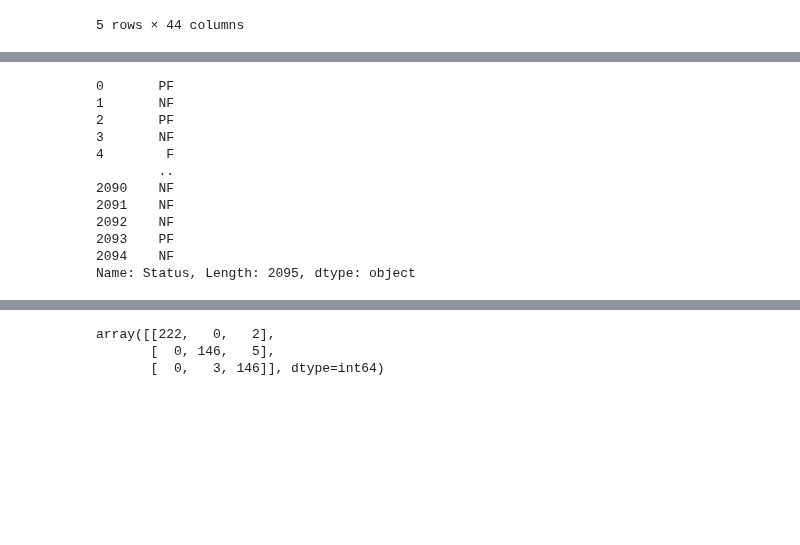
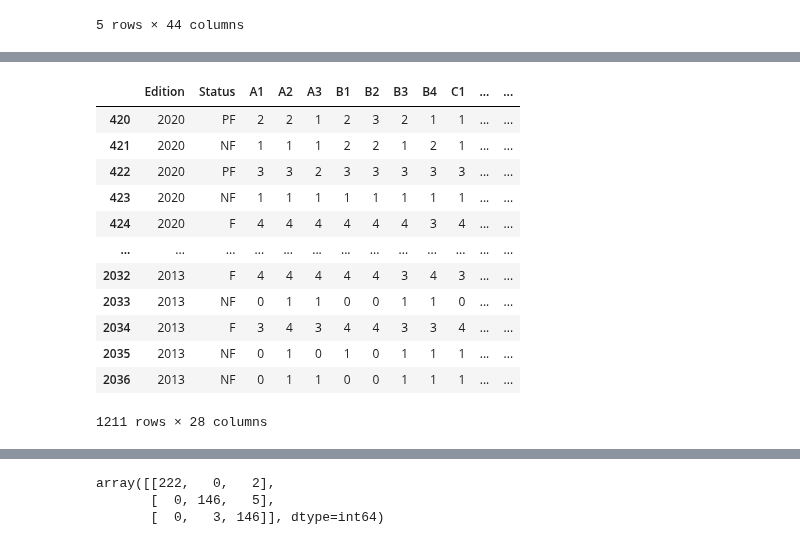
Before and after one commit to uic-cs418/cs418-spring22-eda-llc, a Jupyter notebook: machineLearning.ipynb, the cells around one changed output, grey strips where cells are left out. Saved outputs shown, nothing was run; the diff lists cells and outputs as text; code cells hidden in the pictures; blank space fills up the shorter version.

```diff
--- a/machineLearning.ipynb
+++ b/machineLearning.ipynb
@@ -46,17 +63,20 @@ array([[2, 2, 1, ..., 2, 1, 'Abkhazia'],
+# %%
+X_train
+# %% [output]
+|  | Edition | Status | A1 | A2 | A3 | B1 | B2 | B3 | B4 | C1 | ... | ... |
+| 420 | 2020 | PF | 2 | 2 | 1 | 2 | 3 | 2 | 1 | 1 | ... | ... |
+| 421 | 2020 | NF | 1 | 1 | 1 | 2 | 2 | 1 | 2 | 1 | ... | ... |
+| 422 | 2020 | PF | 3 | 3 | 2 | 3 | 3 | 3 | 3 | 3 | ... | ... |
+| 423 | 2020 | NF | 1 | 1 | 1 | 1 | 1 | 1 | 1 | 1 | ... | ... |
+| 424 | 2020 | F | 4 | 4 | 4 | 4 | 4 | 4 | 3 | 4 | ... | ... |
+| ... | ... | ... | ... | ... | ... | ... | ... | ... | ... | ... | ... | ... |
+| 2032 | 2013 | F | 4 | 4 | 4 | 4 | 4 | 3 | 4 | 3 | ... | ... |
+| 2033 | 2013 | NF | 0 | 1 | 1 | 0 | 0 | 1 | 1 | 0 | ... | ... |
+| 2034 | 2013 | F | 3 | 4 | 3 | 4 | 4 | 3 | 3 | 4 | ... | ... |
+| 2035 | 2013 | NF | 0 | 1 | 0 | 1 | 0 | 1 | 1 | 1 | ... | ... |
+| 2036 | 2013 | NF | 0 | 1 | 1 | 0 | 0 | 1 | 1 | 1 | ... | ... |
+1211 rows × 28 columns
 # %%
-y = df.iloc[:,4]
-y
+y_train = X_train.loc[:,"Status"]
+y_test = X_test.loc[:,"Status"]
-# %% [output]
-0       PF
-1       NF
-2       PF
-3       NF
-4        F
-        ..
-2090    NF
-2091    NF
-2092    NF
-2093    PF
-2094    NF
-Name: Status, Length: 2095, dtype: object
 # %%
```
Also changed, not shown: parts of 10 cells of this notebook.
